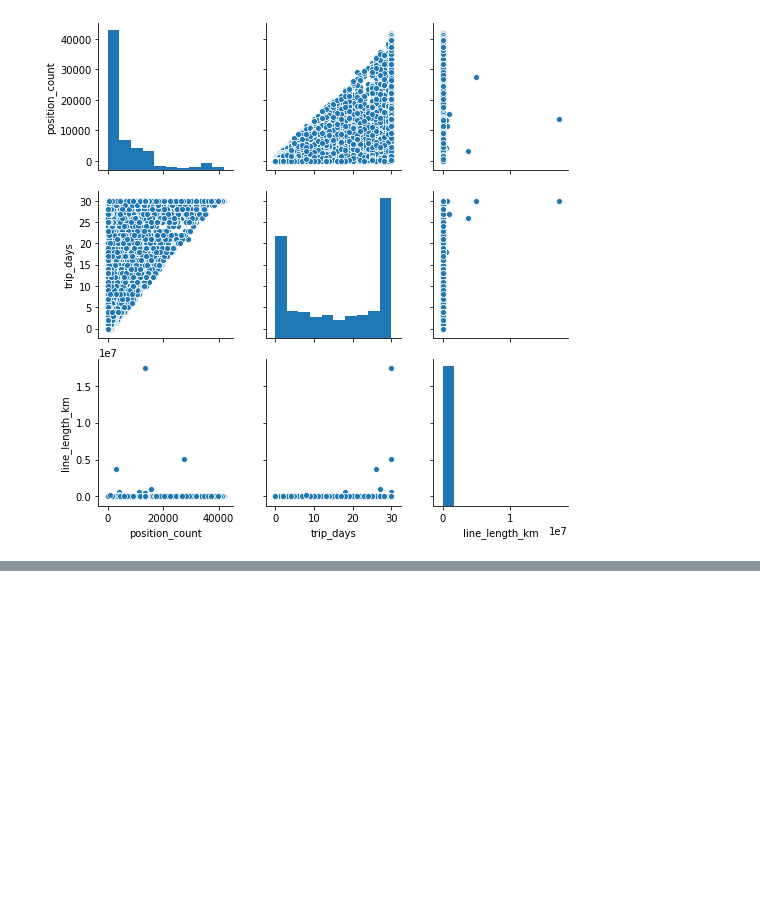
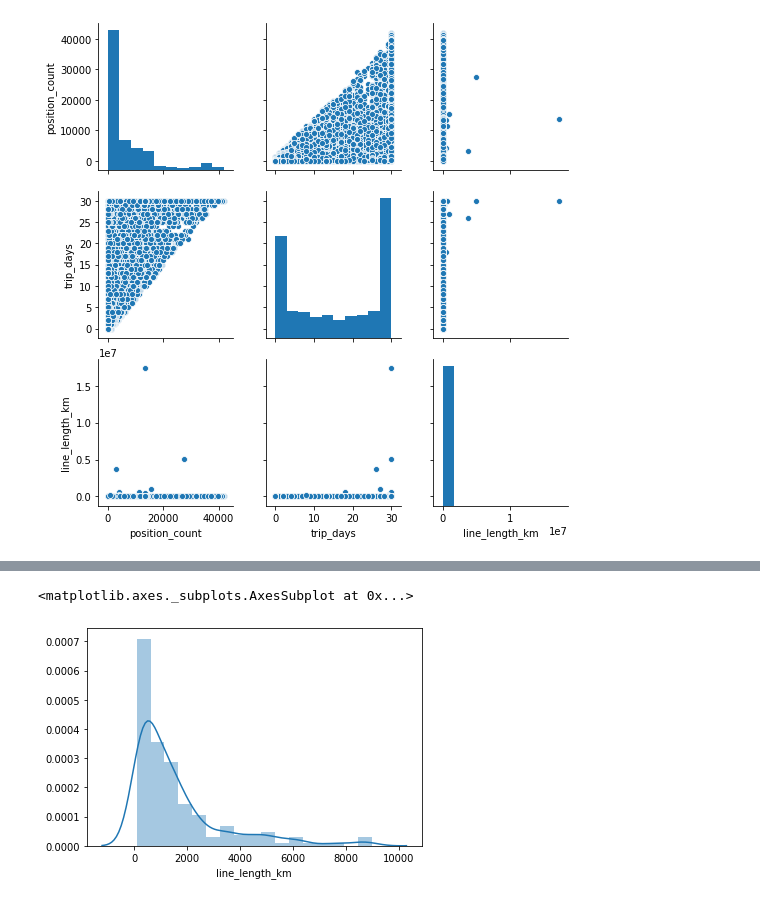
Before and after one commit to ishan-chaudhary/AIS_project, a Jupyter notebook: ship_trips analysis.ipynb, the cells around one changed output, grey strips where cells are left out. Drawn from its saved outputs; the diff is of its cells as text; code cells hidden in the pictures; blank space fills up the shorter version.

```diff
--- a/ship_trips analysis.ipynb
+++ b/ship_trips analysis.ipynb
@@ -68,0 +124,5 @@ g = sns.pairplot(df_trips, vars=['position_count', 'trip_days', 'line_length_km'
+# %%
+sns.distplot(df_sample['line_length_km'])
+# %% [output]
+<matplotlib.axes._subplots.AxesSubplot at 0x...>
+[figure, added]
```
Also changed, not shown: parts of 15 cells of this notebook, 4 other files.
